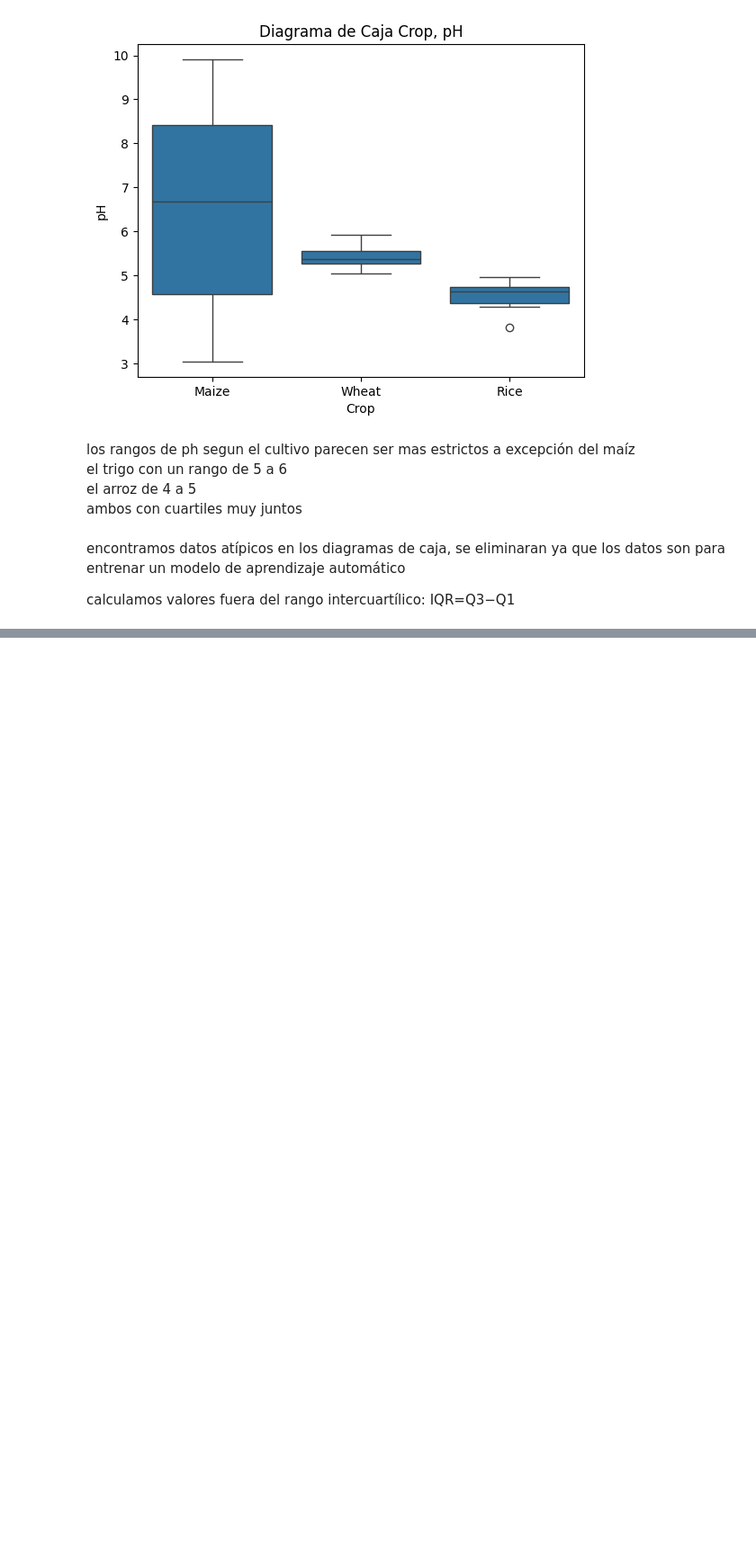
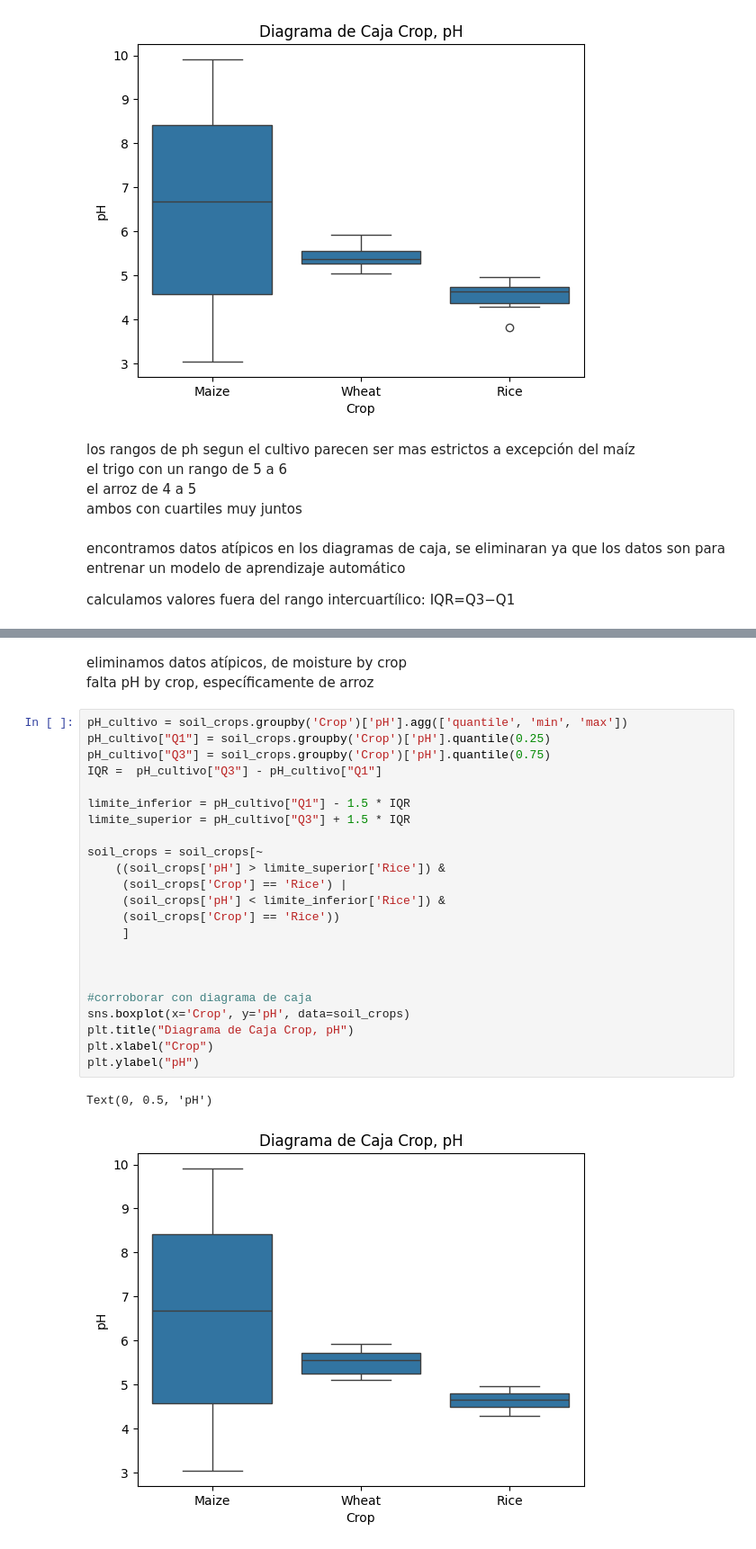
Before and after one commit to amnzmj/analisis-de-datos, a Jupyter notebook: tercer parcial/Crop Classification Based on Soil Type.ipynb, the cells around one changed output, grey strips where cells are left out. Shown at 90% size. Saved outputs shown, nothing was run; the diff lists cells and outputs as text; blank space fills up the shorter version.

```diff
--- a/tercer parcial/Crop Classification Based on Soil Type.ipynb
+++ b/tercer parcial/Crop Classification Based on Soil Type.ipynb
@@ -244,0 +305,29 @@ IQR = Q3 - Q1
+# %% [markdown]
+eliminamos datos atípicos, de moisture by crop
+falta pH by crop, específicamente de arroz
+# %%
+pH_cultivo = soil_crops.groupby('Crop')['pH'].agg(['quantile', 'min', 'max'])
+pH_cultivo["Q1"] = soil_crops.groupby('Crop')['pH'].quantile(0.25)
+pH_cultivo["Q3"] = soil_crops.groupby('Crop')['pH'].quantile(0.75)
+IQR =  pH_cultivo["Q3"] - pH_cultivo["Q1"]
+
+limite_inferior = pH_cultivo["Q1"] - 1.5 * IQR
+limite_superior = pH_cultivo["Q3"] + 1.5 * IQR
+
+soil_crops = soil_crops[~
+    ((soil_crops['pH'] > limite_superior['Rice']) &
+     (soil_crops['Crop'] == 'Rice') |
+     (soil_crops['pH'] < limite_inferior['Rice']) &
+     (soil_crops['Crop'] == 'Rice'))
+     ]
+
+
+
+#corroborar con diagrama de caja
+sns.boxplot(x='Crop', y='pH', data=soil_crops)
+plt.title("Diagrama de Caja Crop, pH")
+plt.xlabel("Crop")
+plt.ylabel("pH")
+# %% [output]
+Text(0, 0.5, 'pH')
+[figure, added]
```
Also changed, not shown: parts of 9 cells of this notebook.
